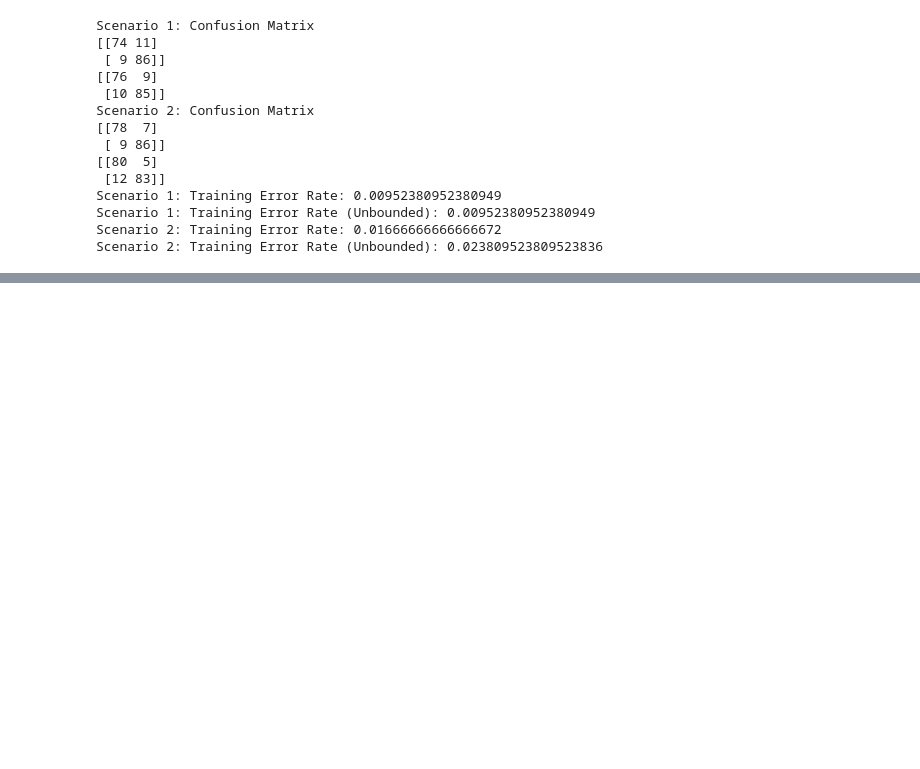
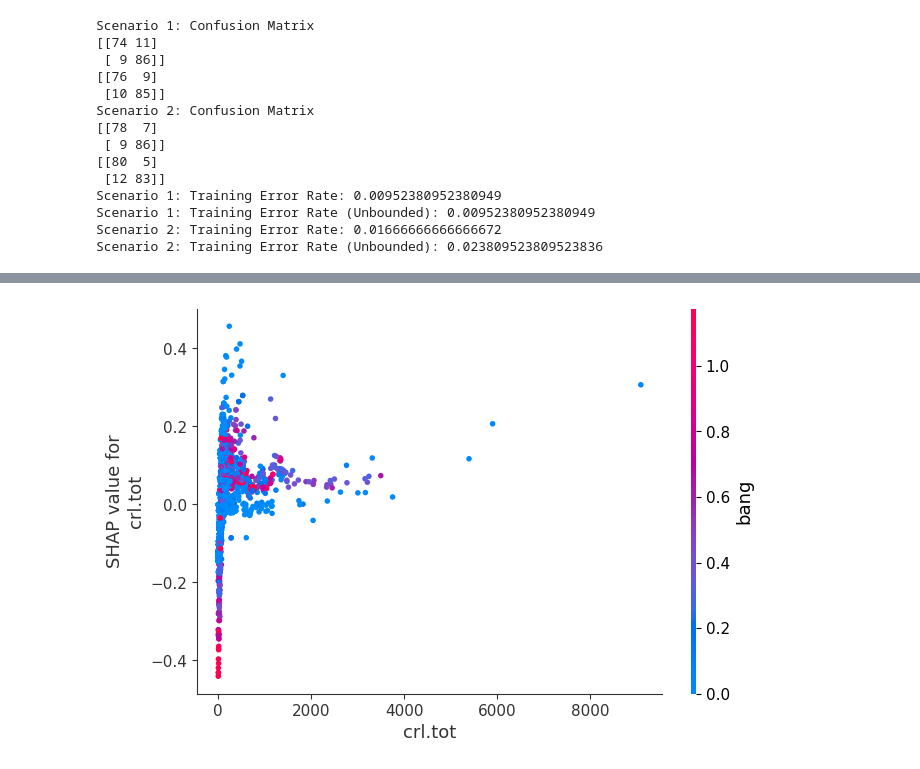
Before and after one commit to FabianBB/Machine-Learning, a Jupyter notebook: Tree-based-models/Ensemble-tree-methods.ipynb, the cells around one changed output, grey strips where cells are left out. Drawn from its saved outputs; the diff is of its cells as text; code cells hidden in the pictures; blank space fills up the shorter version.

```diff
--- a/Tree-based-models/Ensemble-tree-methods.ipynb
+++ b/Tree-based-models/Ensemble-tree-methods.ipynb
@@ -330,0 +451,4 @@ Scenario 2: Training Error Rate (Unbounded): 0.023809523809523836
+# %%
+shap.dependence_plot("crl.tot", selected_shap_values, X_test) # high vertical dispersion = interaction effect with bang
+# %% [output]
+[figure, added]
```
Also changed, not shown: parts of 14 cells of this notebook.
